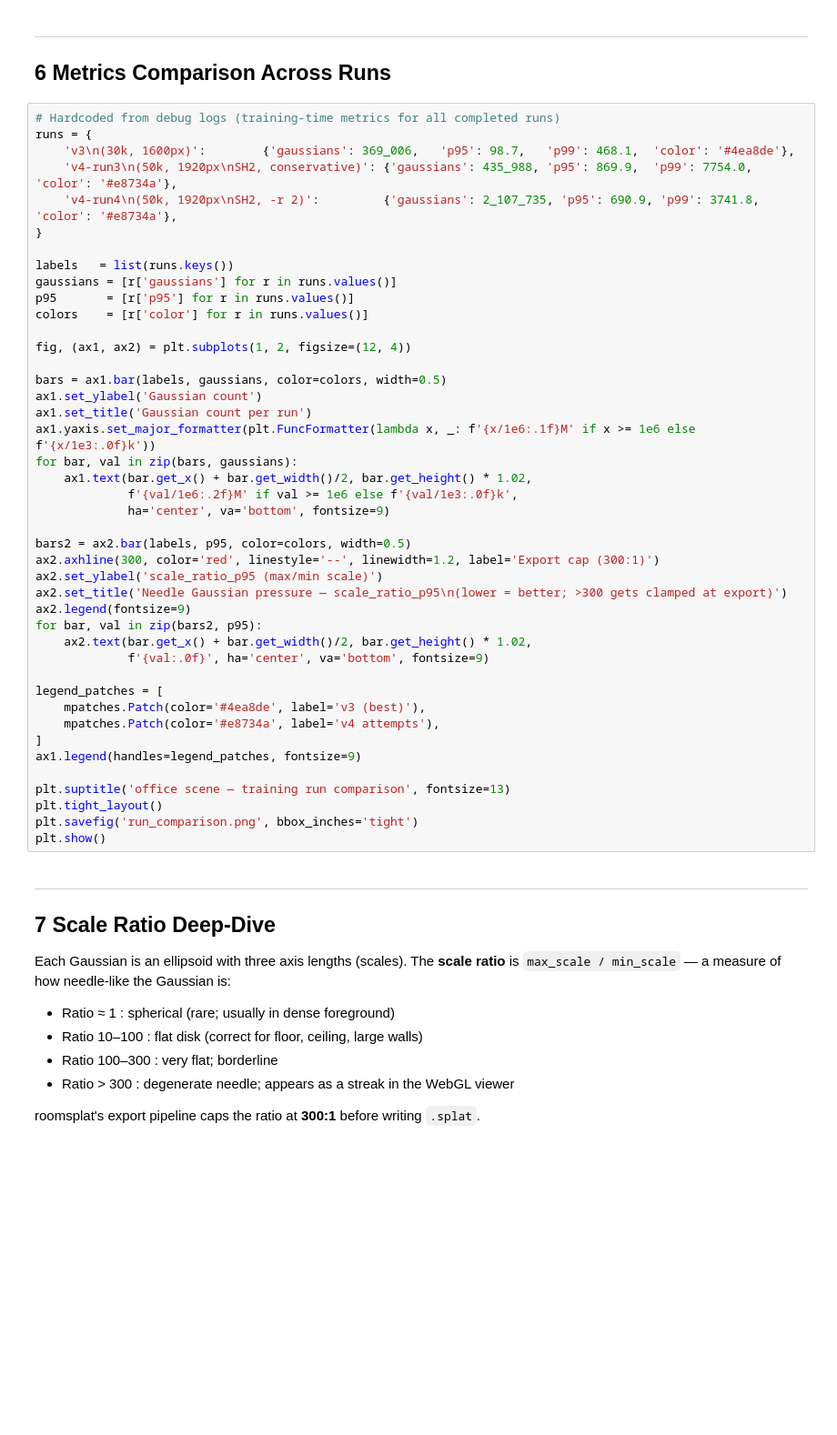
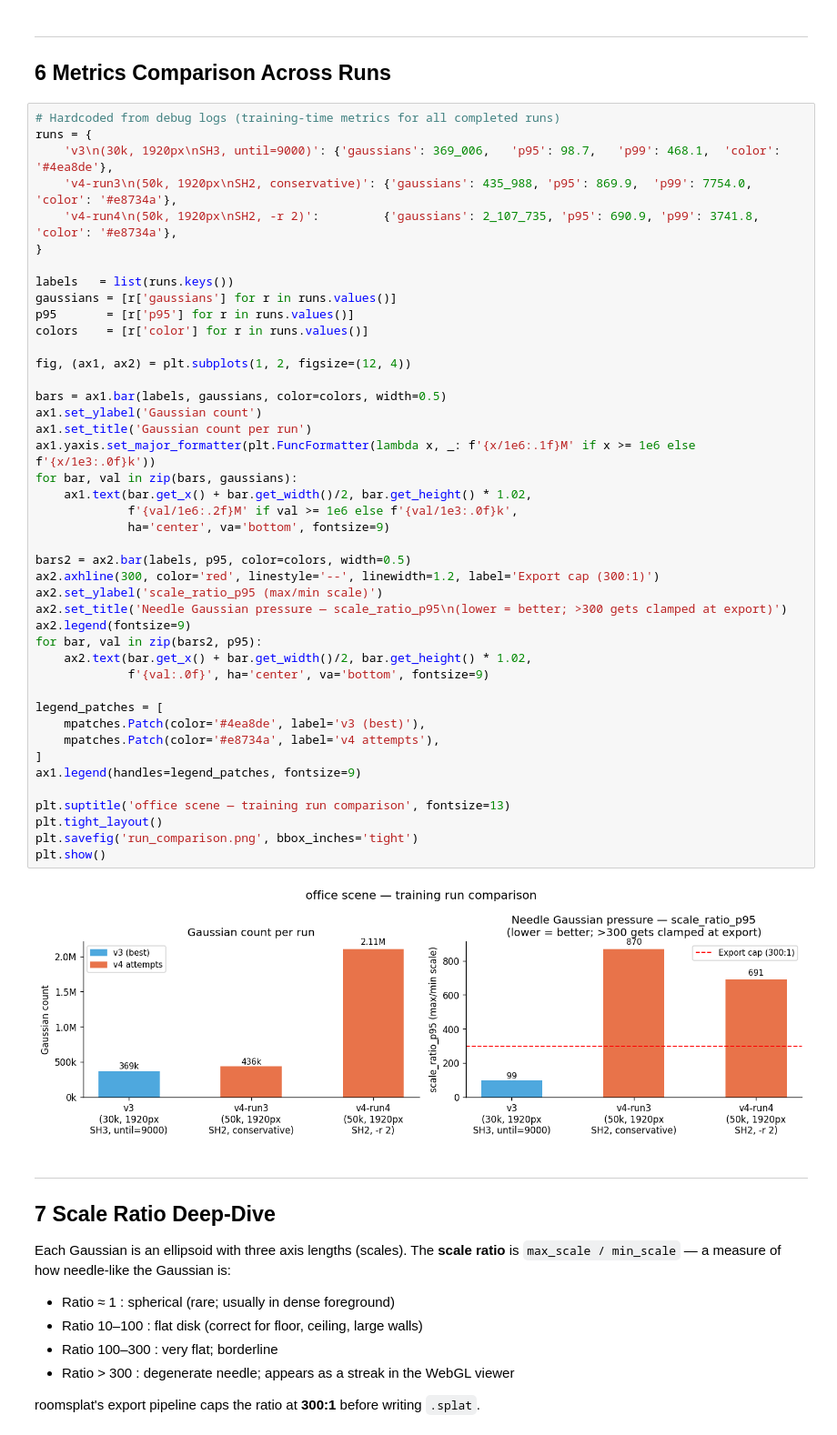
Before and after one commit to Ahmedn1/roomsplat, a Jupyter notebook: notebook/office_tour.ipynb, the cells around one changed output. Shown at 91% size. Cells and saved outputs as stored; diff of their text form; blank space fills up the shorter version.

```diff
--- a/notebook/office_tour.ipynb
+++ b/notebook/office_tour.ipynb
@@ -173,7 +247,7 @@ which produced blurry gradients and needle Gaussians.
 # %%
 # Hardcoded from debug logs (training-time metrics for all completed runs)
 runs = {
-    'v3\n(30k, 1600px)':        {'gaussians': 369_006,   'p95': 98.7,   'p99': 468.1,  'color': '#4ea8de'},
+    'v3\n(30k, 1920px\nSH3, until=9000)': {'gaussians': 369_006,   'p95': 98.7,   'p99': 468.1,  'color': '#4ea8de'},
     'v4-run3\n(50k, 1920px\nSH2, conservative)': {'gaussians': 435_988, 'p95': 869.9,  'p99': 7754.0, 'color': '#e8734a'},
     'v4-run4\n(50k, 1920px\nSH2, -r 2)':         {'gaussians': 2_107_735, 'p95': 690.9, 'p99': 3741.8, 'color': '#e8734a'},
 }
@@ -186,33 +260,35 @@ colors    = [r['color'] for r in runs.values()]
 fig, (ax1, ax2) = plt.subplots(1, 2, figsize=(12, 4))
 
 bars = ax1.bar(labels, gaussians, color=colors, width=0.5)
 ax1.set_ylabel('Gaussian count')
 ax1.set_title('Gaussian count per run')
 ax1.yaxis.set_major_formatter(plt.FuncFormatter(lambda x, _: f'{x/1e6:.1f}M' if x >= 1e6 else f'{x/1e3:.0f}k'))
 for bar, val in zip(bars, gaussians):
     ax1.text(bar.get_x() + bar.get_width()/2, bar.get_height() * 1.02,
              f'{val/1e6:.2f}M' if val >= 1e6 else f'{val/1e3:.0f}k',
              ha='center', va='bottom', fontsize=9)
 
 bars2 = ax2.bar(labels, p95, color=colors, width=0.5)
 ax2.axhline(300, color='red', linestyle='--', linewidth=1.2, label='Export cap (300:1)')
 ax2.set_ylabel('scale_ratio_p95 (max/min scale)')
 ax2.set_title('Needle Gaussian pressure — scale_ratio_p95\n(lower = better; >300 gets clamped at export)')
 ax2.legend(fontsize=9)
 for bar, val in zip(bars2, p95):
     ax2.text(bar.get_x() + bar.get_width()/2, bar.get_height() * 1.02,
              f'{val:.0f}', ha='center', va='bottom', fontsize=9)
 
 legend_patches = [
     mpatches.Patch(color='#4ea8de', label='v3 (best)'),
     mpatches.Patch(color='#e8734a', label='v4 attempts'),
 ]
 ax1.legend(handles=legend_patches, fontsize=9)
 
 plt.suptitle('office scene — training run comparison', fontsize=13)
 plt.tight_layout()
 plt.savefig('run_comparison.png', bbox_inches='tight')
 plt.show()
+# %% [output]
+[figure, added]
 # %% [markdown]
 ---
 ## 7  Scale Ratio Deep-Dive
```
Also changed, not shown: parts of 8 cells of this notebook, 6 other files.
